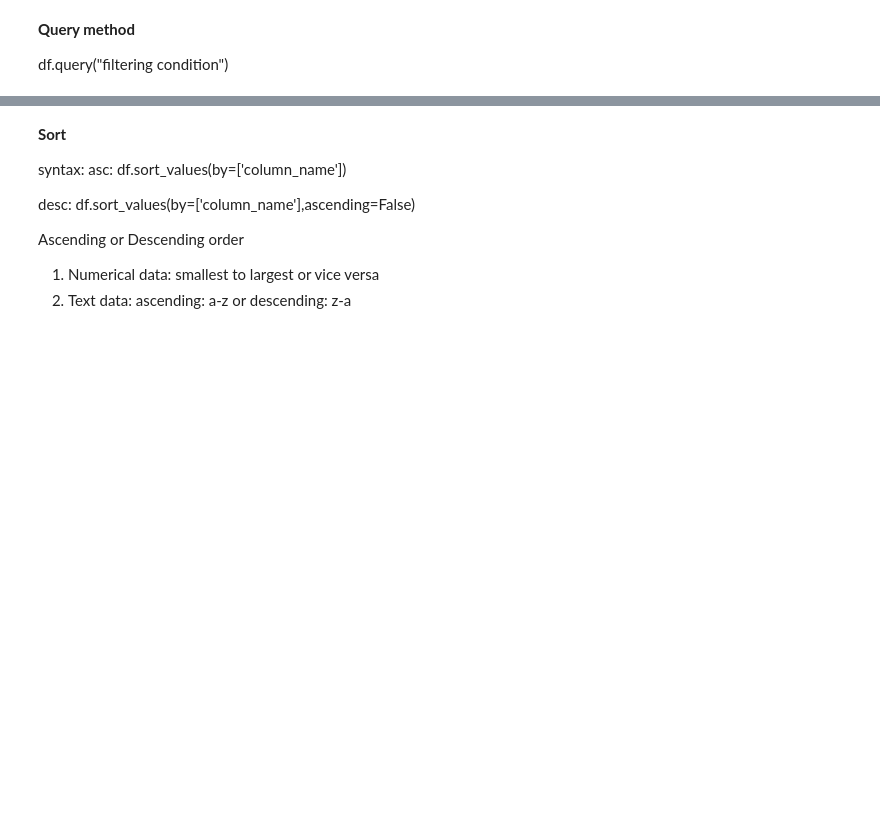
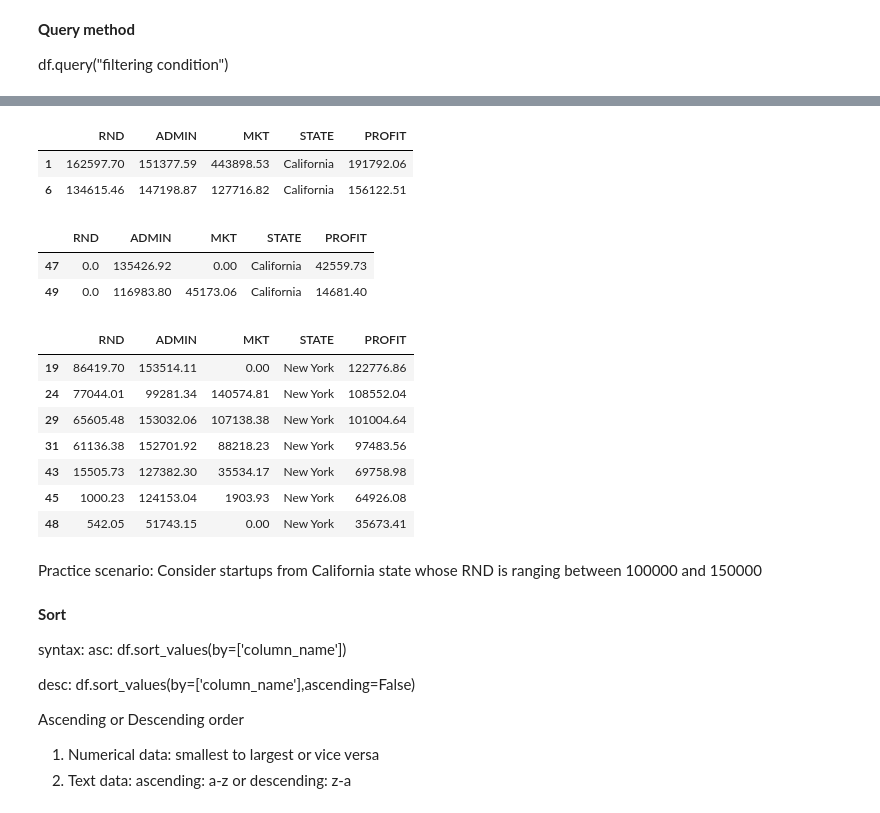
Before and after one commit to kalasanjay2581/Python-Module-, a Jupyter notebook: Pandas_180.ipynb, the cells around one changed output, grey strips where cells are left out. Saved outputs shown, nothing was run; the diff lists cells and outputs as text; code cells hidden in the pictures; blank space fills up the shorter version.

```diff
--- a/Pandas_180.ipynb
+++ b/Pandas_180.ipynb
@@ -232,7 +375,31 @@ df.query("filtering condition")
+# %%
+df.query("STATE=='California'").head(2)
+# %% [output]
+|  | RND | ADMIN | MKT | STATE | PROFIT |
+| 1 | 162597.70 | 151377.59 | 443898.53 | California | 191792.06 |
+| 6 | 134615.46 | 147198.87 | 127716.82 | California | 156122.51 |
+# %%
+df.query("STATE=='California'").tail(2)
+# %% [output]
+|  | RND | ADMIN | MKT | STATE | PROFIT |
+| 47 | 0.0 | 135426.92 | 0.00 | California | 42559.73 |
+| 49 | 0.0 | 116983.80 | 45173.06 | California | 14681.40 |
 # %%
 #Consider startups from Florida state whose profit is ranging between 125000 and 180000
 # %%
 # Consider New York state and check for startups whose investment in MKT is less 150000
+df.query("(STATE=='New York')& (MKT<150000)")
+# %% [output]
+|  | RND | ADMIN | MKT | STATE | PROFIT |
+| 19 | 86419.70 | 153514.11 | 0.00 | New York | 122776.86 |
+| 24 | 77044.01 | 99281.34 | 140574.81 | New York | 108552.04 |
+| 29 | 65605.48 | 153032.06 | 107138.38 | New York | 101004.64 |
+| 31 | 61136.38 | 152701.92 | 88218.23 | New York | 97483.56 |
+| 43 | 15505.73 | 127382.30 | 35534.17 | New York | 69758.98 |
+| 45 | 1000.23 | 124153.04 | 1903.93 | New York | 64926.08 |
+| 48 | 542.05 | 51743.15 | 0.00 | New York | 35673.41 |
+# %% [markdown]
+Practice scenario: Consider startups from California  state whose RND  is ranging between 100000 and 150000
 # %% [markdown]
 **Sort**
 
```
Also changed, not shown: parts of 32 cells of this notebook, 1 other file.
